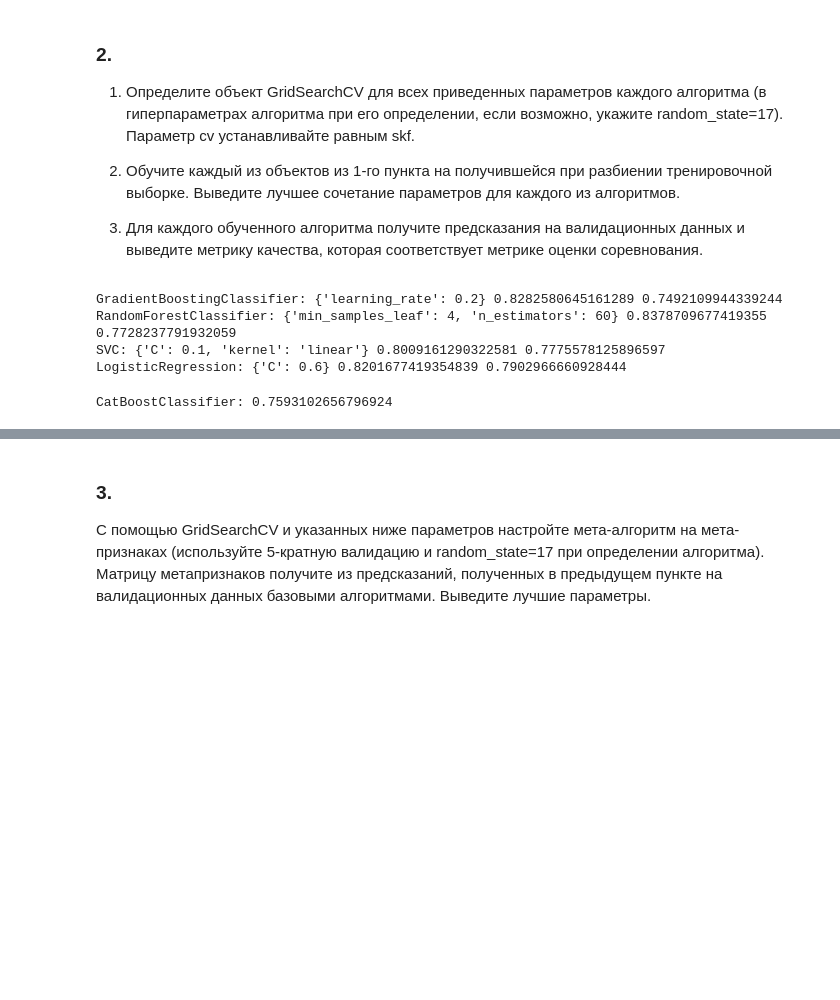
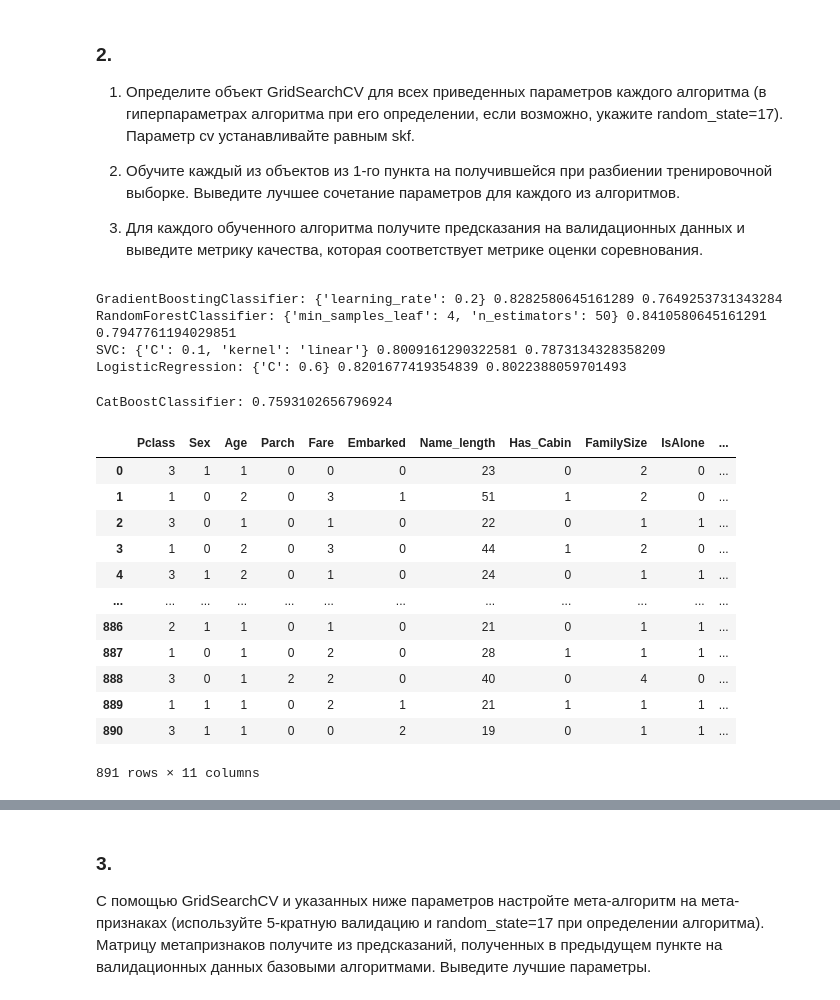
Before and after one commit to ddmitry80/ds_junior_ml, a Jupyter notebook: 10 Знакомство с Kaggle/Домашка/jun_ml_kaggle_hw_ddmitry.ipynb, the cells around one changed output, grey strips where cells are left out. Saved outputs shown, nothing was run; the diff lists cells and outputs as text; code cells hidden in the pictures; blank space fills up the shorter version.

Commit message:
Урок 10 по Kaggle домашка - эксперименты с CatBoost

```diff
--- a/10 Знакомство с Kaggle/Домашка/jun_ml_kaggle_hw_ddmitry.ipynb
+++ b/10 Знакомство с Kaggle/Домашка/jun_ml_kaggle_hw_ddmitry.ipynb
@@ -219,8 +232,8 @@ def stacking(models, meta_alg, data_train, targets_train, data_test, targets_tes
     else:
         raise ValueError("test_size must be between 0 and 1")
 # %%
-X = train.iloc[:,1:]
-y = train.iloc[:,0]
+X = train.iloc[:,1:].copy()
+y = train.iloc[:,0].copy()
 x_train, x_test, y_train, y_test = train_test_split(X, y,
                     random_state=17, test_size=0.3)
 # %% [markdown]
@@ -235,26 +249,26 @@ x_train, x_test, y_train, y_test = train_test_split(X, y,
 # %%
-gbg = GridSearchCV(GradientBoostingClassifier(), gbc_params, cv=skf)
+gbg = GridSearchCV(GradientBoostingClassifier(), gbc_params, cv=skf, n_jobs=4)
 gbg.fit(x_train, y_train)
 print('GradientBoostingClassifier:', gbg.best_params_, gbg.best_score_,
-     roc_auc_score(y_test, gbg.predict(x_test)))
+     accuracy_score(y_test, gbg.predict(x_test)))
 
-rfg = GridSearchCV(RandomForestClassifier(), rfc_params, cv=skf)
+rfg = GridSearchCV(RandomForestClassifier(), rfc_params, cv=skf, n_jobs=4)
 rfg.fit(x_train, y_train)
 print('RandomForestClassifier:', rfg.best_params_, rfg.best_score_,
-      roc_auc_score(y_test, rfg.predict(x_test)))
+      accuracy_score(y_test, rfg.predict(x_test)))
 
-svg = GridSearchCV(SVC(), svc_params, cv=skf)
+svg = GridSearchCV(SVC(), svc_params, cv=skf, n_jobs=4)
 svg.fit(x_train, y_train)
 print('SVC:', svg.best_params_, svg.best_score_,
-      roc_auc_score(y_test, svg.predict(x_test)))
+      accuracy_score(y_test, svg.predict(x_test)))
 
-lrg = GridSearchCV(LogisticRegression(), lr_params, cv=skf)
+lrg = GridSearchCV(LogisticRegression(), lr_params, cv=skf, n_jobs=4)
 lrg.fit(x_train, y_train)
 print('LogisticRegression:', lrg.best_params_, lrg.best_score_,
-      roc_auc_score(y_test, lrg.predict(x_test)))
+      accuracy_score(y_test, lrg.predict(x_test)))
 # %% [output]
-GradientBoostingClassifier: {'learning_rate': 0.2} 0.8282580645161289 0.7492109944339244
-RandomForestClassifier: {'min_samples_leaf': 4, 'n_estimators': 60} 0.8378709677419355 0.7728237791932059
-SVC: {'C': 0.1, 'kernel': 'linear'} 0.8009161290322581 0.7775578125896597
-LogisticRegression: {'C': 0.6} 0.8201677419354839 0.7902966660928444
+GradientBoostingClassifier: {'learning_rate': 0.2} 0.8282580645161289 0.7649253731343284
+RandomForestClassifier: {'min_samples_leaf': 4, 'n_estimators': 50} 0.8410580645161291 0.7947761194029851
+SVC: {'C': 0.1, 'kernel': 'linear'} 0.8009161290322581 0.7873134328358209
+LogisticRegression: {'C': 0.6} 0.8201677419354839 0.8022388059701493
 # %%
@@ -263,5 +277,21 @@ cbg.fit(x_train, y_train)
 print('CatBoostClassifier:', roc_auc_score(y_test, cbg.predict(x_test)))
 # %% [output]
 CatBoostClassifier: 0.7593102656796924
+# %%
+X
+# %% [output]
+|  | Pclass | Sex | Age | Parch | Fare | Embarked | Name_length | Has_Cabin | FamilySize | IsAlone | ... |
+| 0 | 3 | 1 | 1 | 0 | 0 | 0 | 23 | 0 | 2 | 0 | ... |
+| 1 | 1 | 0 | 2 | 0 | 3 | 1 | 51 | 1 | 2 | 0 | ... |
+| 2 | 3 | 0 | 1 | 0 | 1 | 0 | 22 | 0 | 1 | 1 | ... |
+| 3 | 1 | 0 | 2 | 0 | 3 | 0 | 44 | 1 | 2 | 0 | ... |
+| 4 | 3 | 1 | 2 | 0 | 1 | 0 | 24 | 0 | 1 | 1 | ... |
+| ... | ... | ... | ... | ... | ... | ... | ... | ... | ... | ... | ... |
+| 886 | 2 | 1 | 1 | 0 | 1 | 0 | 21 | 0 | 1 | 1 | ... |
+| 887 | 1 | 0 | 1 | 0 | 2 | 0 | 28 | 1 | 1 | 1 | ... |
+| 888 | 3 | 0 | 1 | 2 | 2 | 0 | 40 | 0 | 4 | 0 | ... |
+| 889 | 1 | 1 | 1 | 0 | 2 | 1 | 21 | 1 | 1 | 1 | ... |
+| 890 | 3 | 1 | 1 | 0 | 0 | 2 | 19 | 0 | 1 | 1 | ... |
+891 rows × 11 columns
 # %%
 categorical_features_indices = np.where(X.dtypes != np.float)[0]
```
Also changed, not shown: parts of 12 cells of this notebook.
